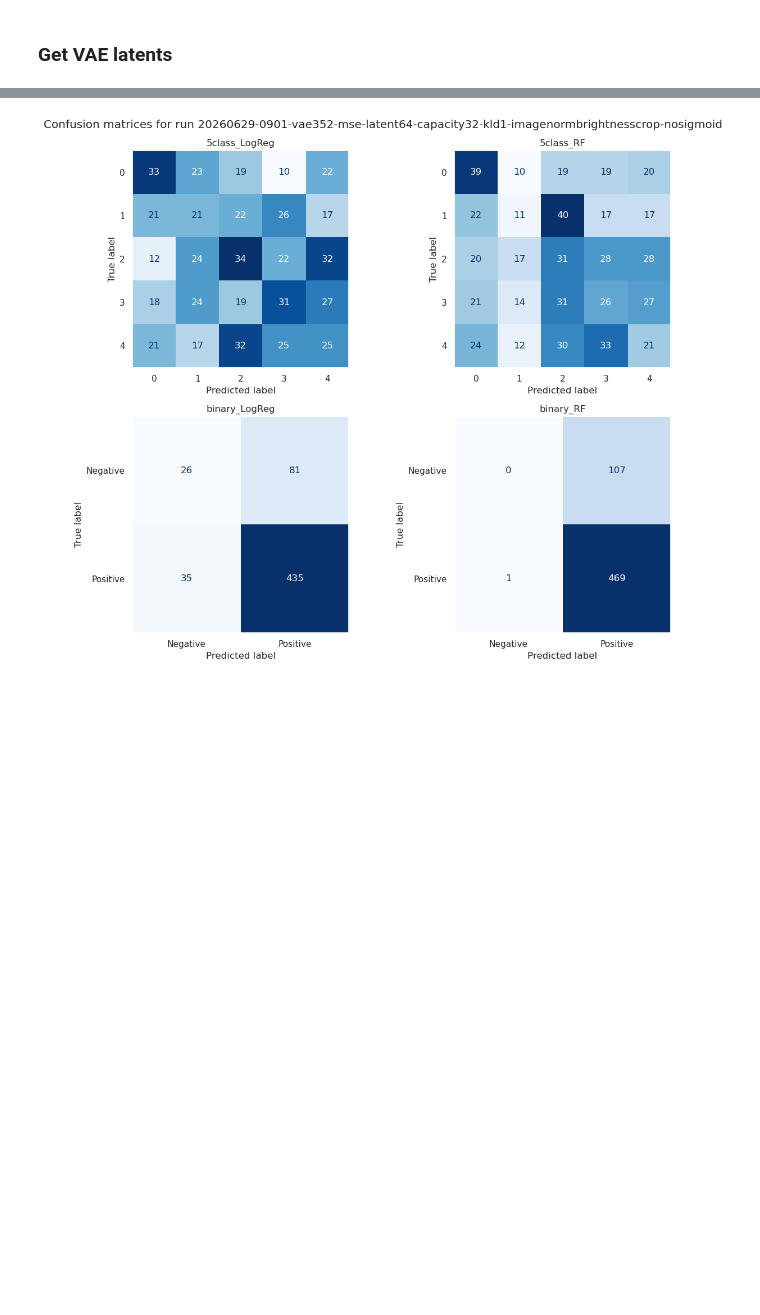
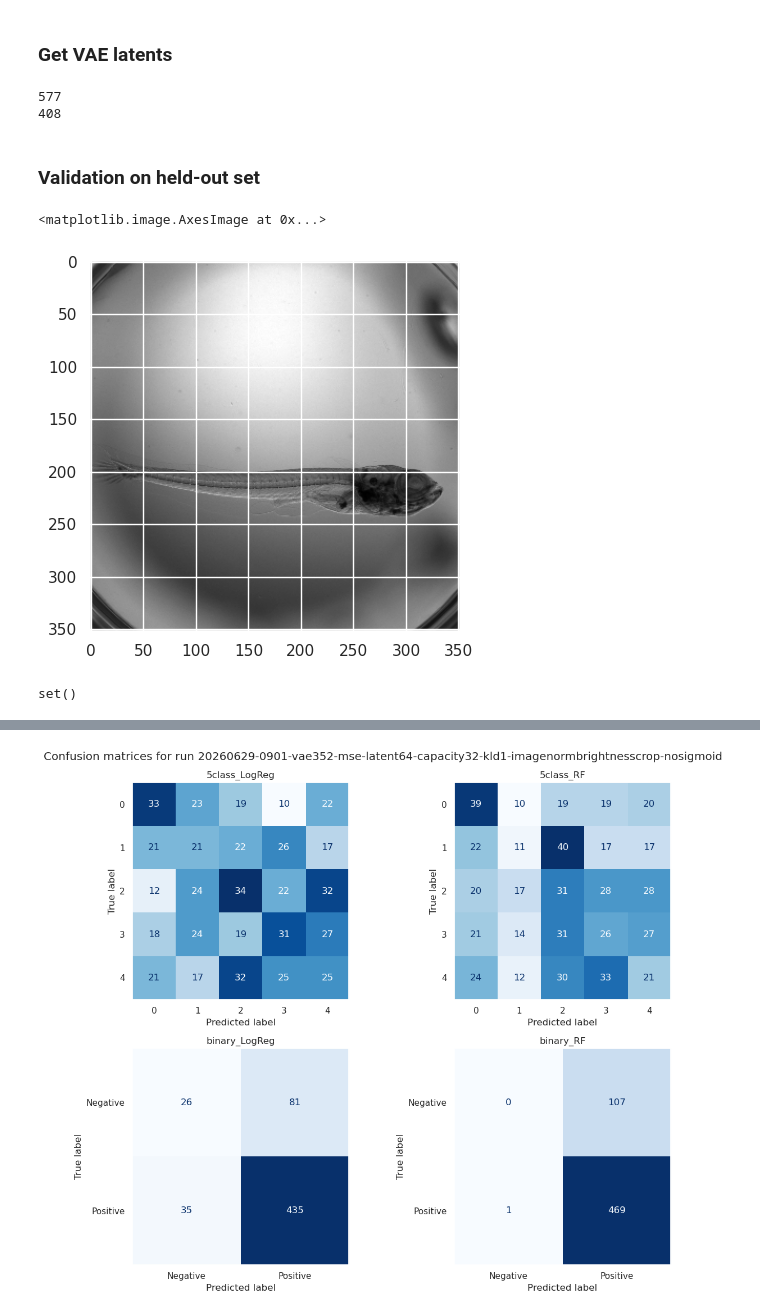
Before and after one commit to esther-yoo/medaka-ziram-vae, a Jupyter notebook: standard_eval.ipynb, the cells around one changed output, grey strips where cells are left out. Drawn from its saved outputs; the diff is of its cells as text; code cells hidden in the pictures; blank space fills up the shorter version.

```diff
--- a/standard_eval.ipynb
+++ b/standard_eval.ipynb
@@ -176,3 +263,70 @@ train_all_means = train_all_means.detach().cpu().numpy()
 train_all_logvars = train_all_logvars.detach().cpu().numpy()
 val_all_means = val_all_means.detach().cpu().numpy()
 val_all_logvars = val_all_logvars.detach().cpu().numpy()
+# %%
+# Save latents as pkl (to send to Fanny)
+import pickle
+
+### Train latents
+data = []
+
+for batch in loader_train:
+    imgs, labels, arr, img_paths, empty, metadata = batch
+
+    with torch.no_grad():
+        mu, log_var = model.vae.get_latent(imgs.to(device))
+
+    data.append({
+        'img_paths': img_paths,
+        'mu': mu.cpu().numpy(),
+        'log_var': log_var.cpu().numpy(),
+        'generation': metadata['generation'],
+        'severity_score': metadata['severity_score'],
+        'severity_score_adjusted': metadata['severity_score_adjusted'],
+        'plate': metadata['plate'],
+        'well': metadata['well'],
+        'line': metadata['line'],
+        'exposure_type': metadata['exposure_type'],
+        'cross': metadata['cross'],
+        'tank': metadata['tank']
+    })
+
+print(len(data[0]['img_paths']))
+
+with open(f'{model_dir}/latents_train.pkl', 'wb') as f:
+    pickle.dump(data, f)
+
+
+### Validation latents
+data = []
+
+for batch in loader_val:
+    imgs, labels, arr, img_paths, empty, metadata = batch
+
+    with torch.no_grad():
+        mu, log_var = model.vae.get_latent(imgs.to(device))
+
+    data.append({
+        'img_paths': img_paths,
+        'mu': mu.cpu().numpy(),
+        'log_var': log_var.cpu().numpy(),
+        'generation': metadata['generation'],
+        'severity_score': metadata['severity_score'],
+        'severity_score_adjusted': metadata['severity_score_adjusted'],
+        'plate': metadata['plate'],
+        'well': metadata['well'],
+        'line': metadata['line'],
+        'exposure_type': metadata['exposure_type'],
+        'cross': metadata['cross'],
+        'tank': metadata['tank']
+    })
+
+print(len(data[0]['img_paths']))
+
+with open(f'{model_dir}/latents_val.pkl', 'wb') as f:
+    pickle.dump(data, f)
+# %% [output]
+577
+408
+# %% [markdown]
+### Validation on held-out set
@@ -178,0 +383,12 @@ val_all_logvars = val_all_logvars.detach().cpu().numpy()
+# %%
+plt.imshow(train_all[0][1].squeeze(0).cpu().detach(), cmap="gray")
+# %% [output]
+<matplotlib.image.AxesImage at 0x...>
+[figure, added]
+# %%
+val_f0_idx = [i for i, value in enumerate(val_all[5]['generation']) if value == "F0"]
+val_f2_idx = [i for i, value in enumerate(val_all[5]['generation']) if value == "F2"]
+
+print(set(val_f0_idx) & set(val_f2_idx))
+# %% [output]
+set()
```
Also changed, not shown: parts of 42 cells of this notebook, 8 other files.
